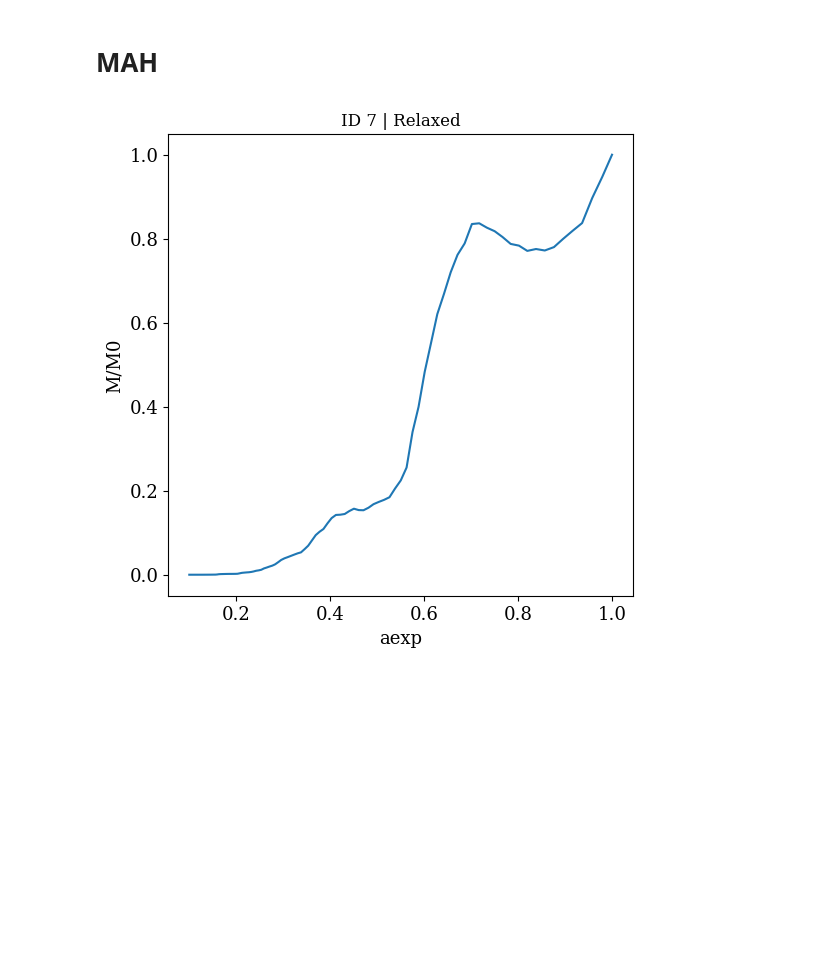
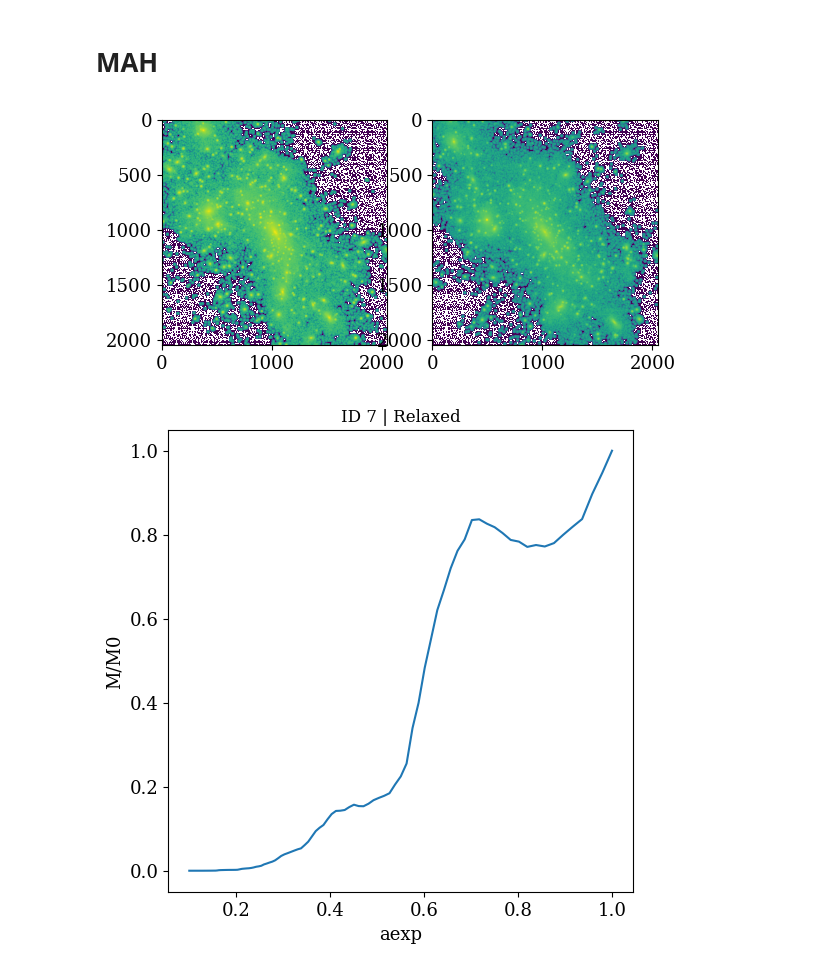
Before and after one commit to Kabelo-T/cluster_morph, a Jupyter notebook: cluster_morphs.ipynb, the cells around one changed output. Drawn from its saved outputs; the diff is of its cells as text; code cells hidden in the pictures; blank space fills up the shorter version.

```diff
--- a/cluster_morphs.ipynb
+++ b/cluster_morphs.ipynb
@@ -31,6 +31,20 @@ plt.rcParams["mathtext.fontset"] = "cm"
 plt.rcParams["font.family"] = "serif"
 # %% [markdown]
 # MAH
+# %%
+mf = 'data/gadgetx3k_20/maps/OLD_ICs/bcg_0003_125_0.fits'
+hdu_list = fits.open(mf)
+new_map = hdu_list[0].data
+
+mf = 'data/gadgetx3k_20/maps/first_maps/bcg_0003_125_0.fits'
+hdu_list = fits.open(mf)
+old_map = hdu_list[0].data
+
+fig, axs = plt.subplots(1, 2)
+plots.display_img(old_map, axs[0])
+plots.display_img(new_map, axs[1])
+# %% [output]
+[figure, added]
 # %%
 # load dynamical state today
 ds_z0 = {}
```
Also changed, not shown: parts of 8 cells of this notebook, 3 other files.
